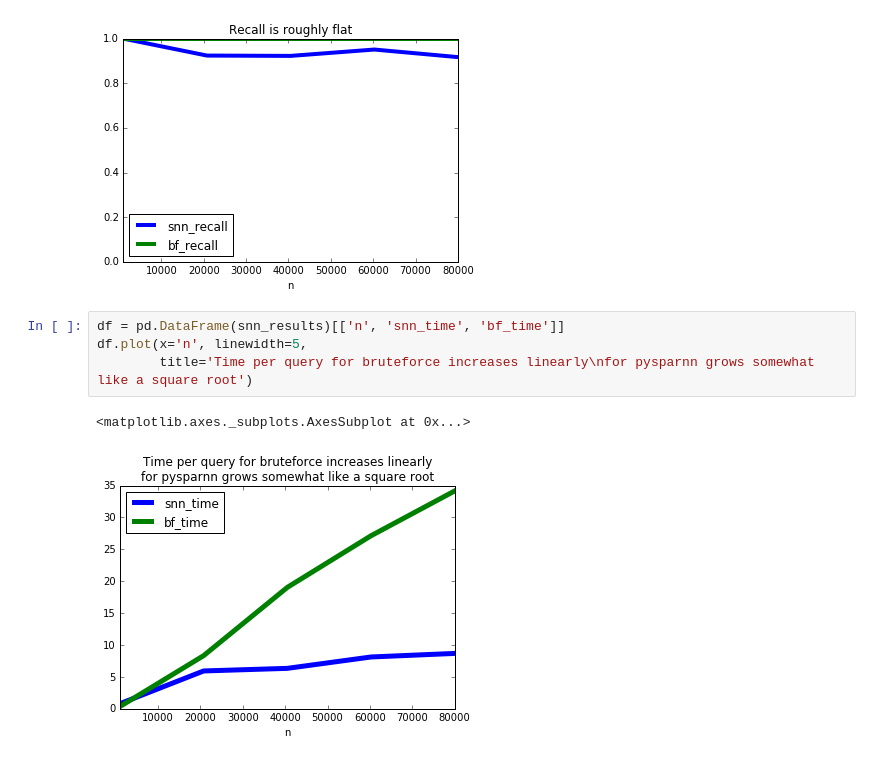
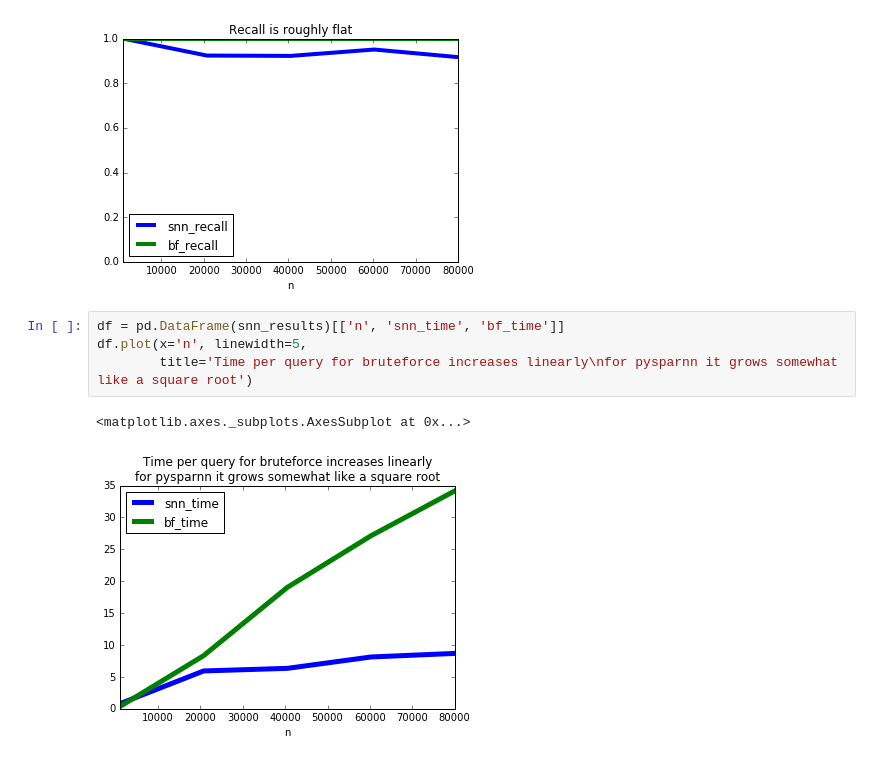
Before and after one commit to facebookresearch/pysparnn, a Jupyter notebook: examples/enron.ipynb, the cells around one changed output. Cells and saved outputs as stored; diff of their text form.

```diff
--- a/examples/enron.ipynb
+++ b/examples/enron.ipynb
@@ -211,7 +211,7 @@ pd.DataFrame(snn_results)[['n', 'snn_recall', 'bf_recall']].plot(x='n', ylim=(0,
 # %%
 df = pd.DataFrame(snn_results)[['n', 'snn_time', 'bf_time']]
 df.plot(x='n', linewidth=5,
-        title='Time per query for bruteforce increases linearly\nfor pysparnn grows somewhat like a square root')
+        title='Time per query for bruteforce increases linearly\nfor pysparnn it grows somewhat like a square root')
 # %% [output]
 <matplotlib.axes._subplots.AxesSubplot at 0x...>
-[figure, old version]
+[figure, new version]
```
